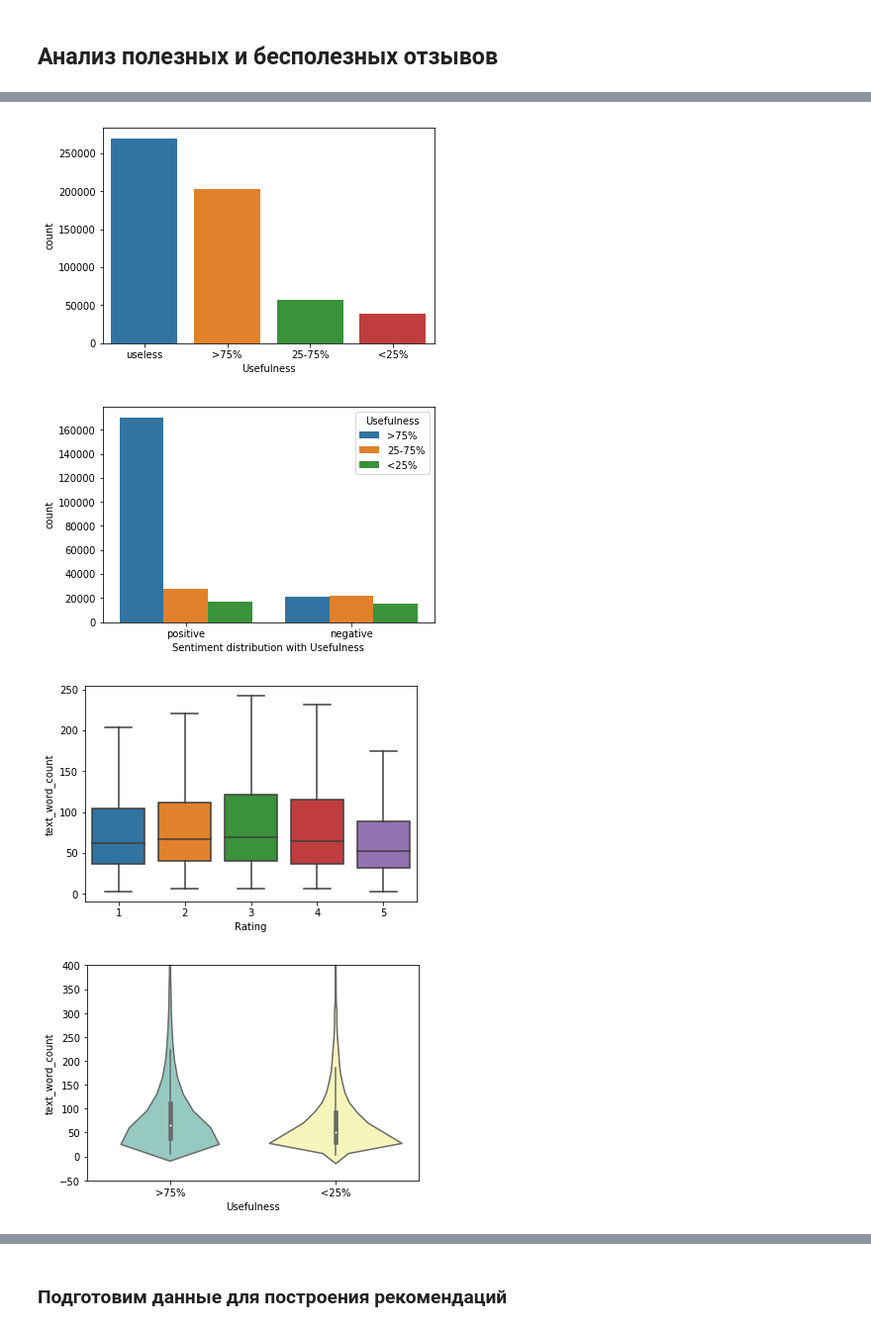
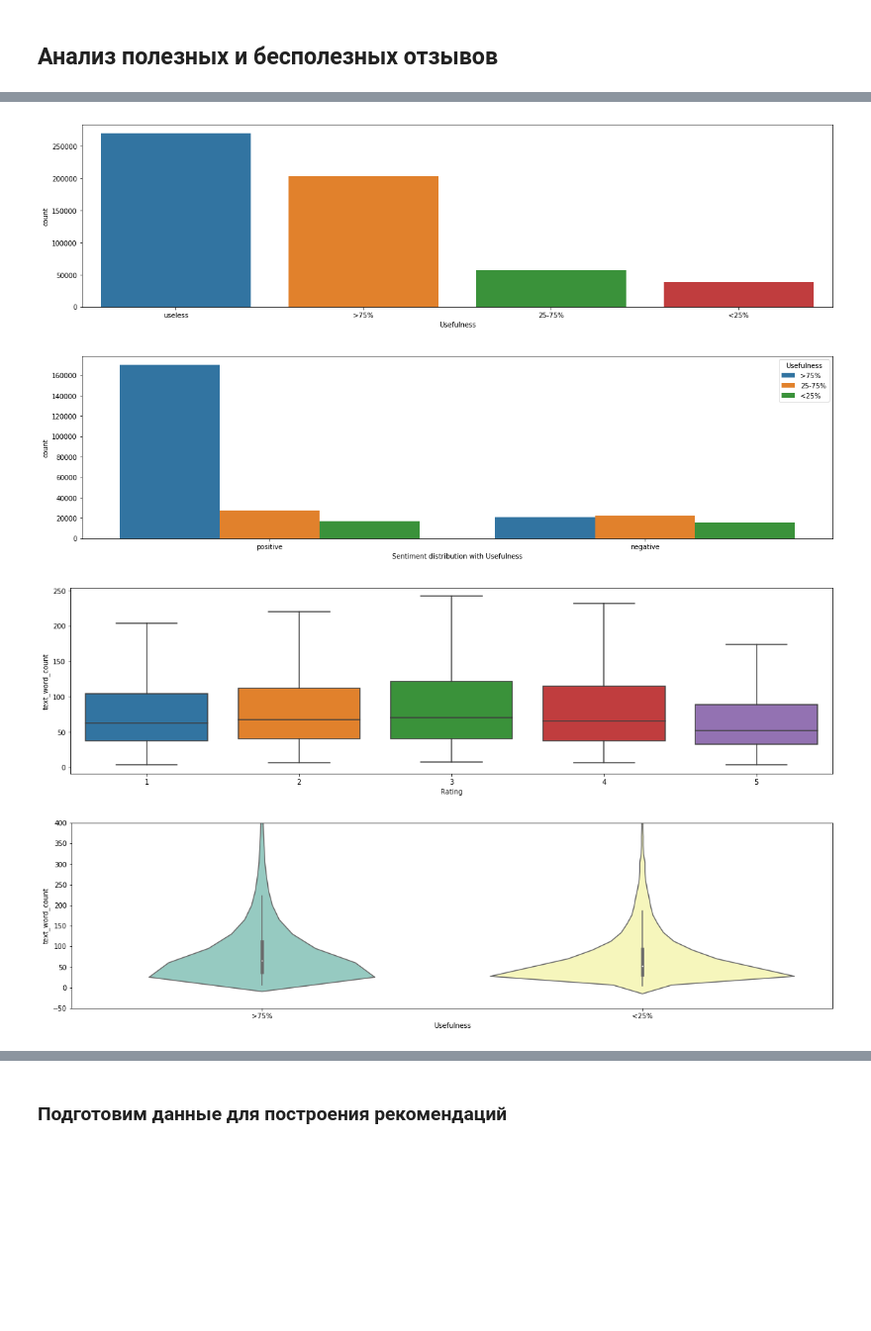
Before and after one commit to deniska2010/Recommendation-System-HSE, a Jupyter notebook: Report_FINAL.ipynb, the cells around one changed output, grey strips where cells are left out. Shown at 99% size. Saved outputs shown, nothing was run; the diff lists cells and outputs as text; code cells hidden in the pictures; blank space fills up the shorter version.

```diff
--- a/Report_FINAL.ipynb
+++ b/Report_FINAL.ipynb
@@ -31,6 +45,7 @@ https://www.kaggle.com/snap/amazon-fine-food-reviews
 import pandas as pd
 import os
 import matplotlib.pyplot as plt
+from collections import Counter
 import seaborn as sns
 %matplotlib inline
 
@@ -39,7 +54,7 @@ from nltk.corpus import stopwords
 from wordcloud import WordCloud
 import string
 
-data_folder = "Reviews.csv"
+data_folder = "../amazon-fine-food-reviews/Reviews.csv"
 # %% [markdown]
 ## Смотрим на данные
 # %%
@@ -146,22 +200,25 @@ new_DF["Usefulness"] = (new_DF["HelpfulnessNumerator"]/new_DF["HelpfulnessDenomi
 (lambda n: ">75%" if n > 0.75 else ("<25%" if n < 0.25 else ("25-75%" if n >= 0.25 and\
                                                                         n <= 0.75 else "useless")))
 # %%
+plt.figure(figsize = (20, 5))
 sns.countplot(x='Usefulness', order=['useless', '>75%', '25-75%', '<25%'], data=new_DF)
 plt.xlabel('Usefulness')
 plt.show()
 # %% [output]
-[figure, old version]
+[figure, new version]
 # %%
+plt.figure(figsize = (20, 5))
 sns.countplot(x='Sentiment', hue='Usefulness', order=["positive", "negative"], \
               hue_order=['>75%', '25-75%', '<25%'], data=new_DF)
 plt.xlabel('Sentiment distribution with Usefulness')
 plt.show()
 # %% [output]
-[figure, old version]
+[figure, new version]
 # %%
+plt.figure(figsize = (20, 5))
 new_DF["text_word_count"] = new_DF["Text"].apply(lambda text: len(text.split()))
 sns.boxplot(x='Score',y='text_word_count', data=new_DF, showfliers=False)
 plt.xlabel('Rating')
 plt.show()
 # %% [output]
-[figure, old version]
+[figure, new version]
@@ -168,8 +231,10 @@ plt.show()
 # %%
+plt.figure(figsize = (20, 5))
+
 sns.violinplot(x='Usefulness', y='text_word_count', order=[">75%", "<25%"], \
                data=new_DF, palette='Set3')
 plt.ylim(-50, 400)
 plt.show()
 # %% [output]
-[figure, old version]
+[figure, new version]
 # %%
```
Also changed, not shown: parts of 90 cells of this notebook, 1 other file.
